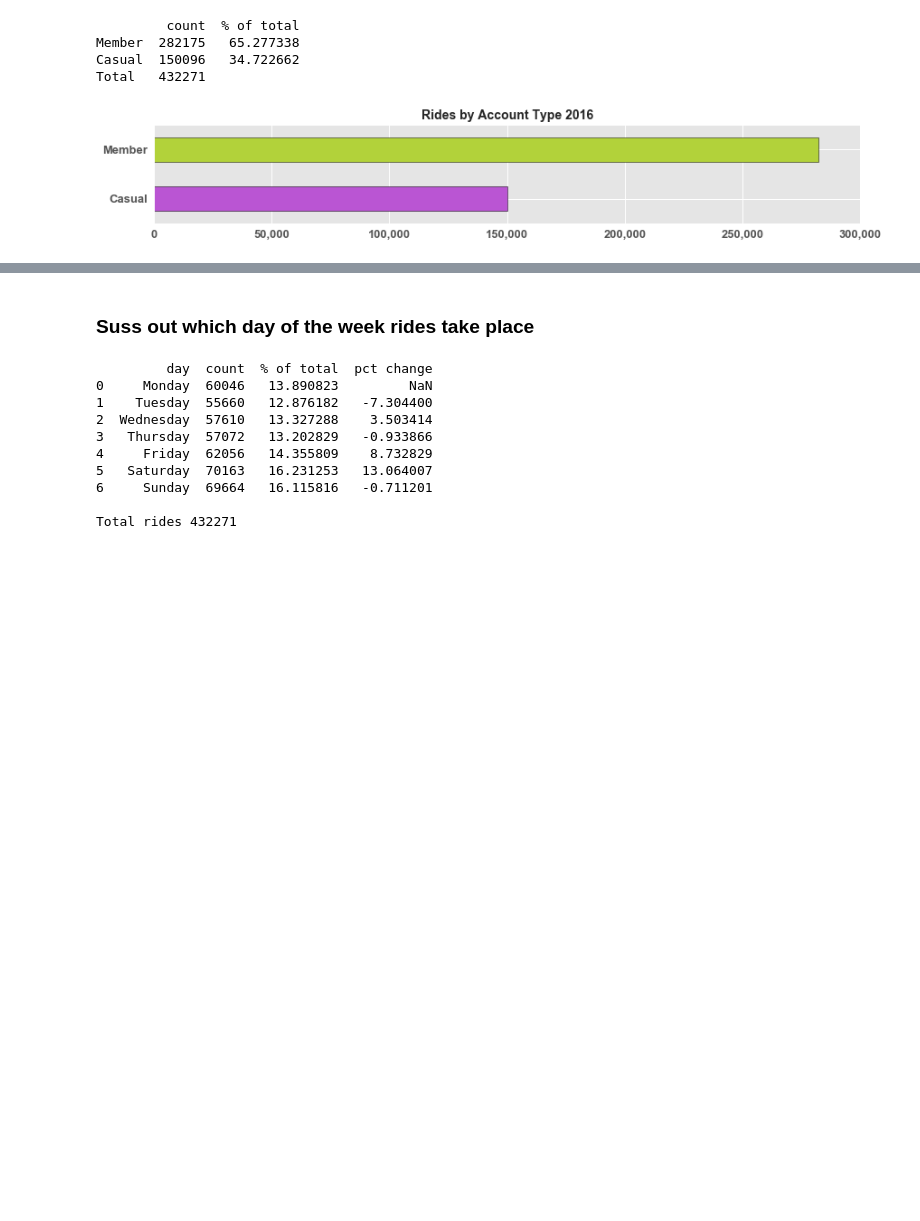
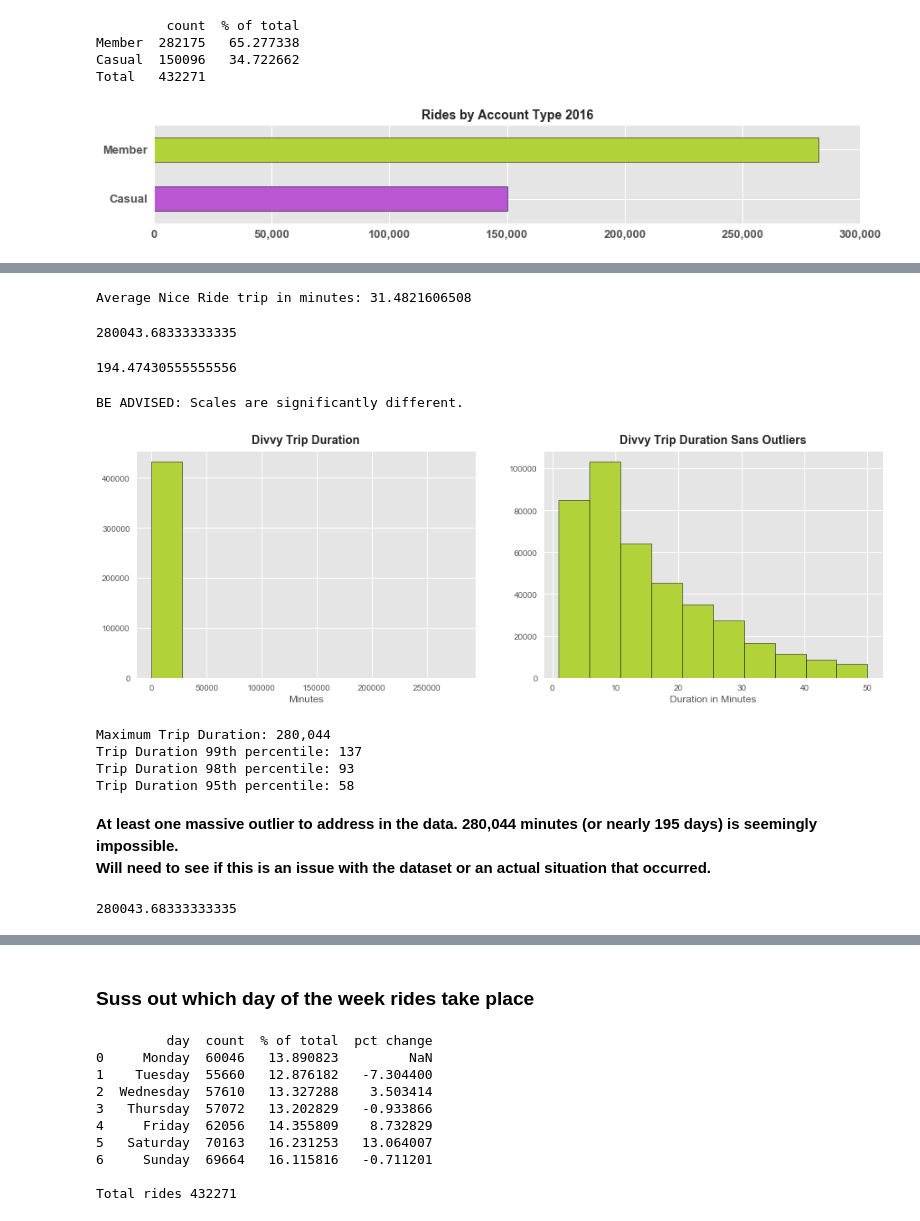
Before and after one commit to Larkin22/MN-Nice-Ride, a Jupyter notebook: MN Nice Ride - Ride Data 2016.ipynb, the cells around one changed output, grey strips where cells are left out. Drawn from its saved outputs; the diff is of its cells as text; code cells hidden in the pictures; blank space fills up the shorter version.

```diff
--- a/MN Nice Ride - Ride Data 2016.ipynb
+++ b/MN Nice Ride - Ride Data 2016.ipynb
@@ -396,0 +443,54 @@ plt.title("Rides by Account Type 2016", fontsize=14, fontweight='bold');
+# %%
+#seconds to minutes
+mn_complete.total_duration /= 60
+# %%
+print('Average Nice Ride trip in minutes: {0}'.format(mn_complete.total_duration.mean()))
+# %% [output]
+Average Nice Ride trip in minutes: 31.4821606508
+# %%
+mn_complete.total_duration.max()
+# %% [output]
+280043.68333333335
+# %%
+minutes = 280043; hour = 60; day = 24
+minutes/hour/day
+# %% [output]
+194.47430555555556
+# %%
+print('BE ADVISED: Scales are significantly different.')
+x = mn_complete.total_duration
+filtered = x[~is_outlier(x)]
+
+fig, (ax1, ax2) = plt.subplots(1,2, figsize=(16, 5))
+ax1.hist(x, color='#B2D23A', edgecolor="#000000")
+ax1.set_title('Divvy Trip Duration', y=1.01,
+              fontsize=14, fontweight='bold')
+ax1.set_xlabel('Minutes')
+ax2.hist(filtered, color='#B2D23A', edgecolor="#000000")
+ax2.set_title('Divvy Trip Duration Sans Outliers', y=1.01,
+              fontsize=14, fontweight='bold')
+ax2.set_xlabel('Duration in Minutes')
+plt.show()
+# %% [output]
+BE ADVISED: Scales are significantly different.
+[figure, added]
+# %%
+print("Maximum Trip Duration: {0:,.0f}"
+      .format(stats.scoreatpercentile(mn_complete.total_duration, 100)))
+print("Trip Duration 99th percentile: {0:,.0f}"
+      .format(stats.scoreatpercentile(mn_complete.total_duration, 99)))
+print("Trip Duration 98th percentile: {0:,.0f}"
+      .format(stats.scoreatpercentile(mn_complete.total_duration, 98)))
+print("Trip Duration 95th percentile: {0:,.0f}"
+      .format(stats.scoreatpercentile(mn_complete.total_duration, 95)))
+# %% [output]
+Maximum Trip Duration: 280,044
+Trip Duration 99th percentile: 137
+Trip Duration 98th percentile: 93
+Trip Duration 95th percentile: 58
+# %% [markdown]
+**At least one massive outlier to address in the data. 280,044 minutes (or nearly 195 days) is seemingly impossible.**<br>**Will need to see if this is an issue with the dataset or an actual situation that occurred.**
+# %%
+mn_complete.total_duration.loc[411435]
+# %% [output]
+280043.68333333335
```
Also changed, not shown: parts of 20 cells of this notebook.
